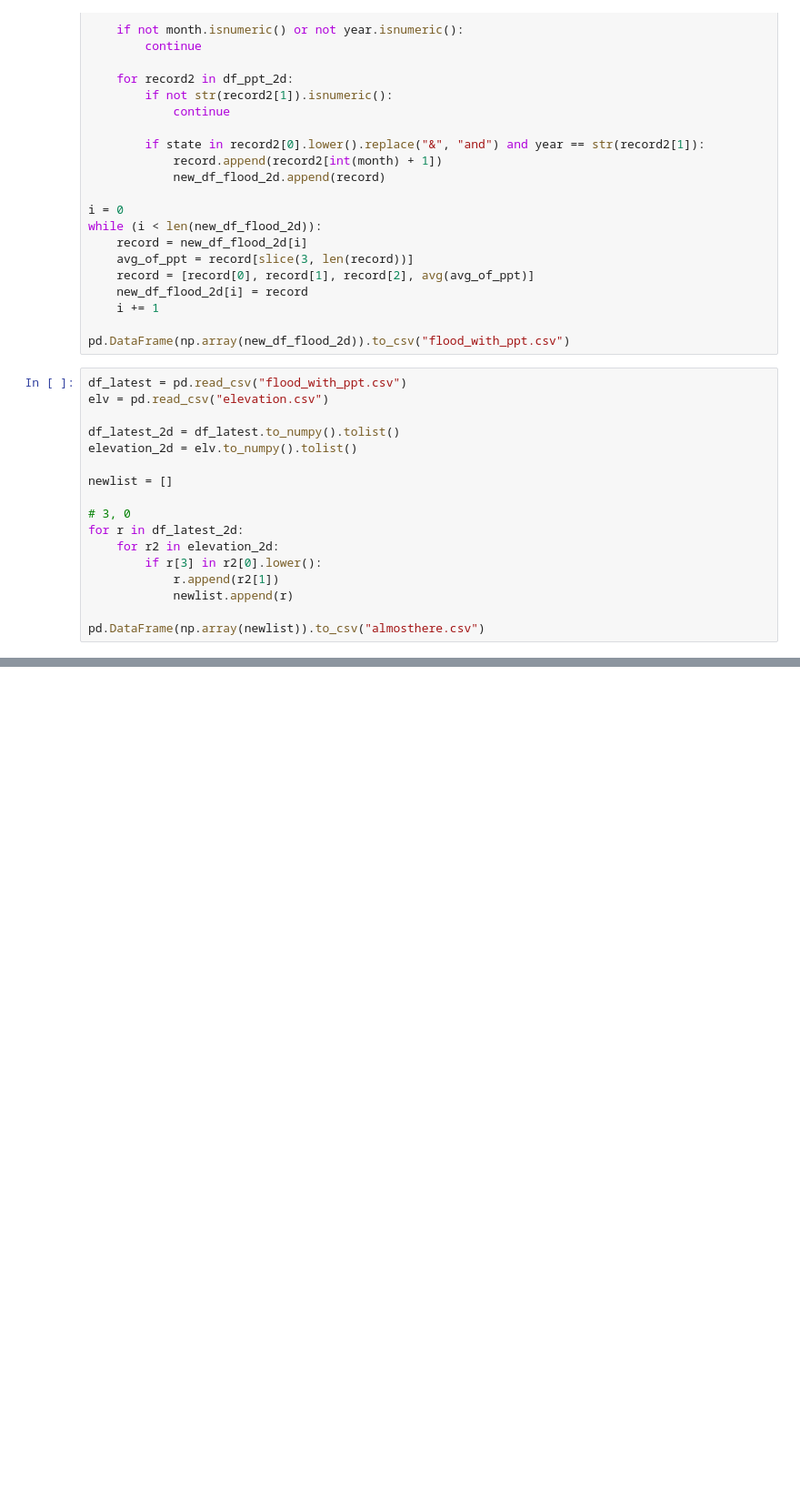
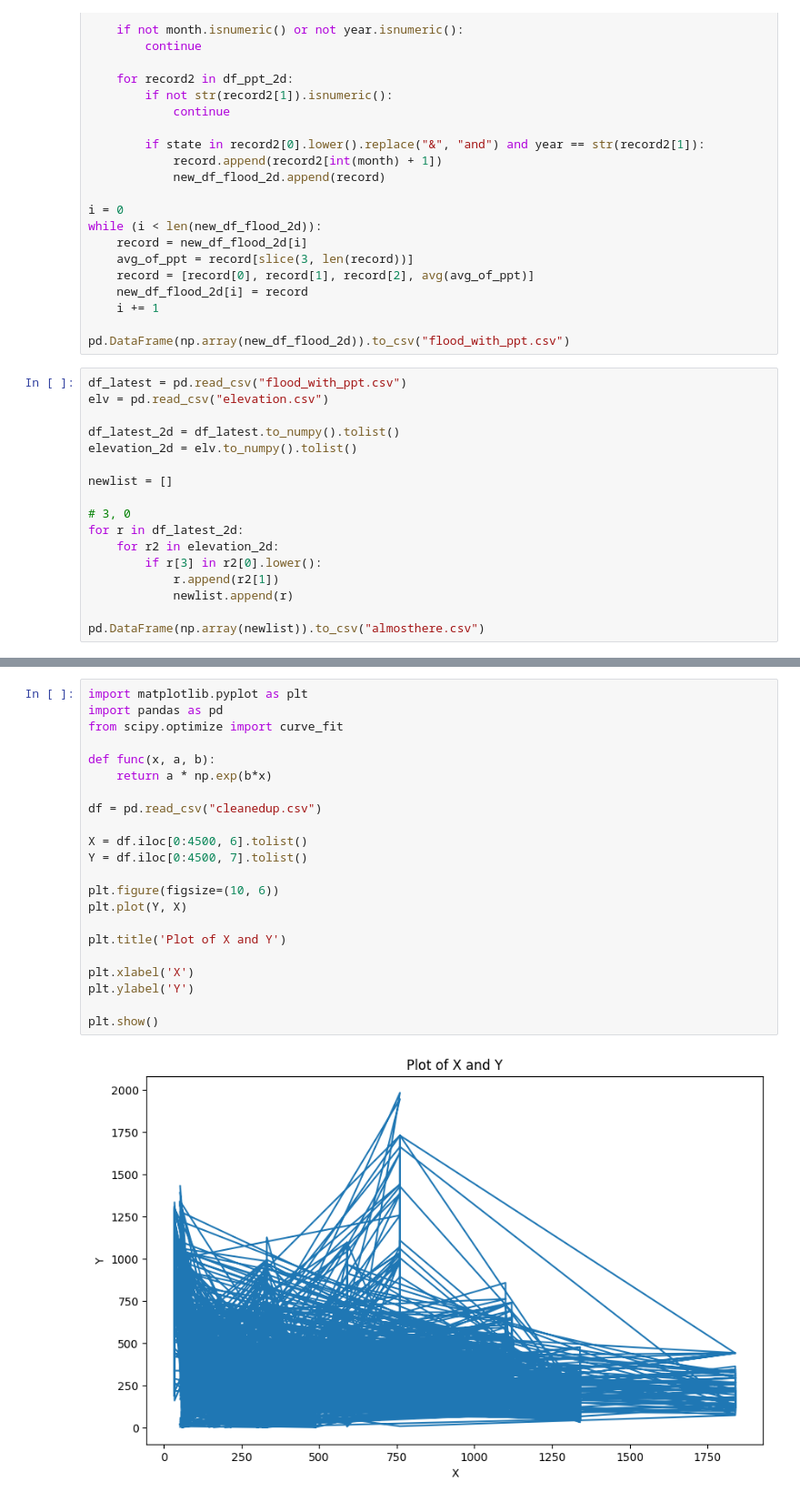
Before and after one commit to Hackdata2024/15-tec, a Jupyter notebook: Untitled.ipynb, the cells around one changed output, grey strips where cells are left out. Shown at 91% size. Cells and saved outputs as stored; diff of their text form; blank space fills up the shorter version.

```diff
--- a/Untitled.ipynb
+++ b/Untitled.ipynb
@@ -315,0 +334,24 @@ df_latest1 = pd.read_csv("almosthere.csv")
+# %%
+import matplotlib.pyplot as plt
+import pandas as pd
+from scipy.optimize import curve_fit
+
+def func(x, a, b):
+    return a * np.exp(b*x)
+
+df = pd.read_csv("cleanedup.csv")
+
+X = df.iloc[0:4500, 6].tolist()
+Y = df.iloc[0:4500, 7].tolist()
+
+plt.figure(figsize=(10, 6))
+plt.plot(Y, X)
+
+plt.title('Plot of X and Y')
+
+plt.xlabel('X')
+plt.ylabel('Y')
+
+plt.show()
+# %% [output]
+[figure, added]
```
Also changed, not shown: parts of 3 cells of this notebook, 8 other files.
